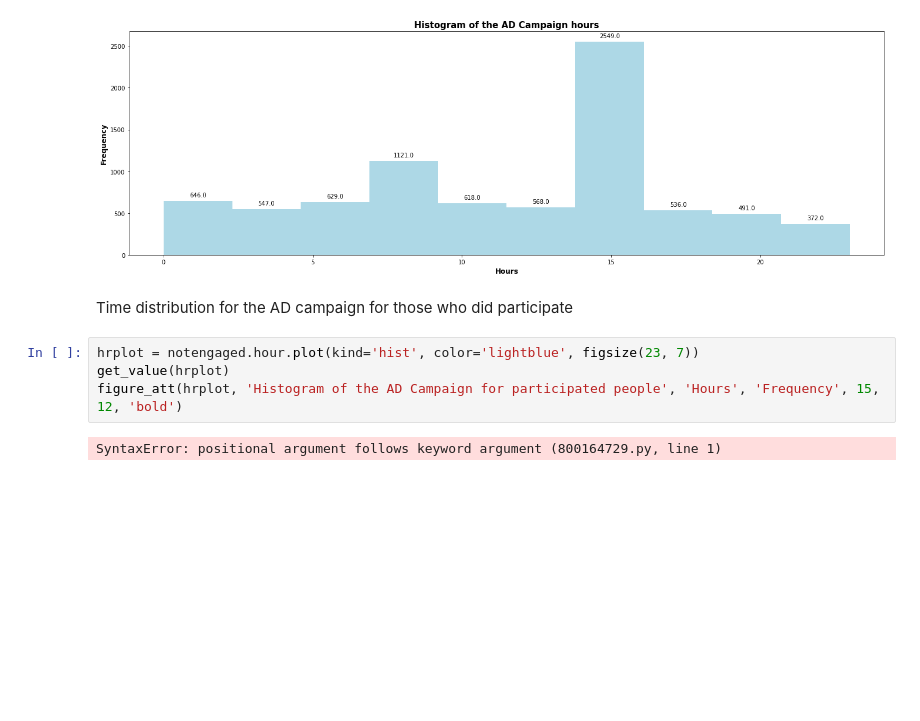
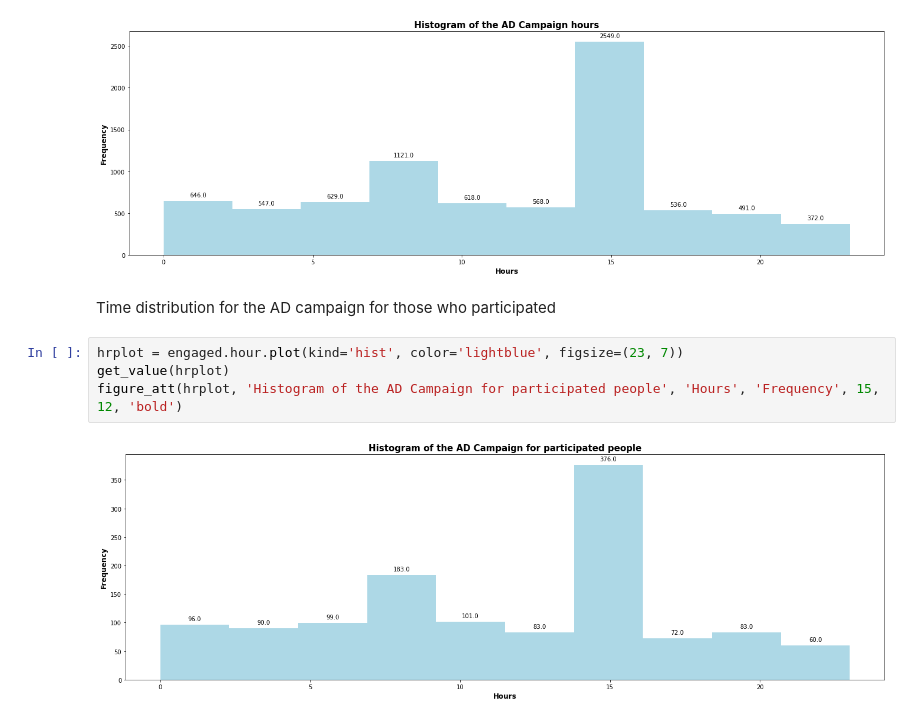
Before and after one commit to yonamg/Ad-campaign-performance, a Jupyter notebook: notebooks/ABtest_Overviews.ipynb, the cells around one changed output. Saved outputs shown, nothing was run; the diff lists cells and outputs as text; blank space fills up the shorter version.

Commit message:
exposed and control group of participated and not group

```diff
--- a/notebooks/ABtest_Overviews.ipynb
+++ b/notebooks/ABtest_Overviews.ipynb
@@ -137,11 +137,11 @@ get_value(hrplot)
 figure_att(hrplot, 'Histogram of the AD Campaign hours', 'Hours', 'Frequency', 15, 12, 'bold')
 # %% [output]
 [figure]
-# %% [markdown]
-Time distribution for the AD campaign for those who did participate
-# %%
-hrplot = notengaged.hour.plot(kind='hist', color='lightblue', figsize(23, 7))
-get_value(hrplot)
-figure_att(hrplot, 'Histogram of the AD Campaign for participated people', 'Hours', 'Frequency', 15, 12, 'bold')
-# %% [output]
-SyntaxError: positional argument follows keyword argument (800164729.py, line 1)
+# %% [markdown]
+Time distribution for the AD campaign for those who participated
+# %%
+hrplot = engaged.hour.plot(kind='hist', color='lightblue', figsize=(23, 7))
+get_value(hrplot)
+figure_att(hrplot, 'Histogram of the AD Campaign for participated people', 'Hours', 'Frequency', 15, 12, 'bold')
+# %% [output]
+[figure, added]
```
Also changed, not shown: parts of 5 cells of this notebook.
